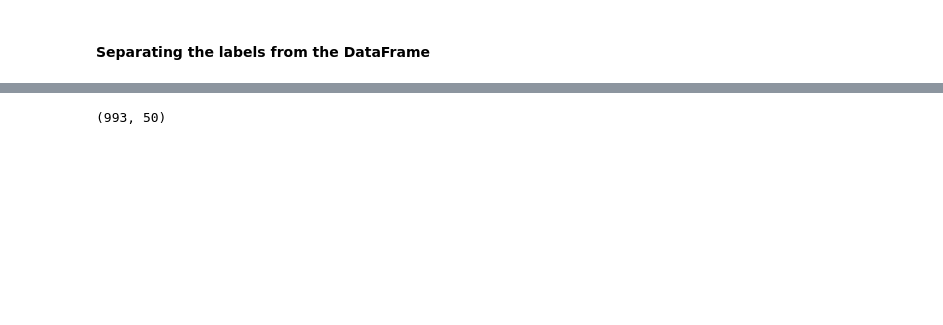
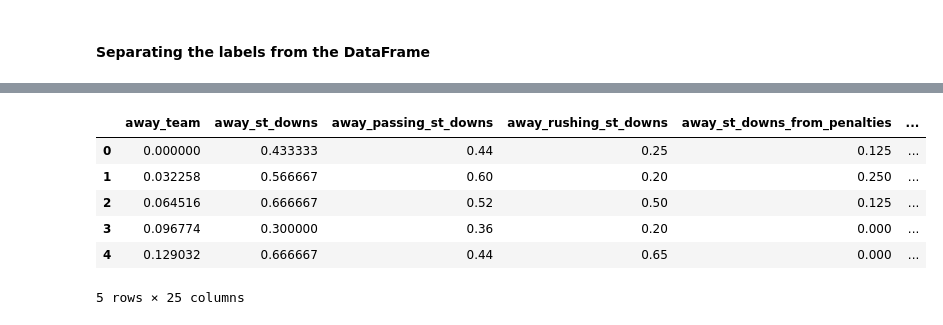
Before and after one commit to dhigh348/cfb_stats, a Jupyter notebook: src/nfl_data_explore.ipynb, the cells around one changed output, grey strips where cells are left out. Cells and saved outputs as stored; diff of their text form; code cells hidden in the pictures; blank space fills up the shorter version.

```diff
--- a/src/nfl_data_explore.ipynb
+++ b/src/nfl_data_explore.ipynb
@@ -19,3 +23,7 @@ nfl_df.drop(away_cols, axis=1, inplace=True)
+# %%
+# making the specific DataFrames for the home and away data
+home_df = nfl_df.drop(away_cols, axis=1)
+away_df = nfl_df.drop(home_cols, axis=1)
 # %%
 nfl_df.describe()
 # %% [output]
@@ -113,4 +99,0 @@ X_train, X_test, y_train, y_test = train_test_split(
-# %%
-X_train.shape
-# %% [output]
-(993, 50)
@@ -125,0 +104,10 @@ model = tf.keras.Model(inputs=input_data, outputs=output_layer, name='linear_reg
+# %%
+scaled_df_list[0].head()
+# %% [output]
+|  | away_team | away_st_downs | away_passing_st_downs | away_rushing_st_downs | away_st_downs_from_penalties | ... |
+| 0 | 0.000000 | 0.433333 | 0.44 | 0.25 | 0.125 | ... |
+| 1 | 0.032258 | 0.566667 | 0.60 | 0.20 | 0.250 | ... |
+| 2 | 0.064516 | 0.666667 | 0.52 | 0.50 | 0.125 | ... |
+| 3 | 0.096774 | 0.300000 | 0.36 | 0.20 | 0.000 | ... |
+| 4 | 0.129032 | 0.666667 | 0.44 | 0.65 | 0.000 | ... |
+5 rows × 25 columns
```
Also changed, not shown: parts of 42 cells of this notebook, 2 other files.
